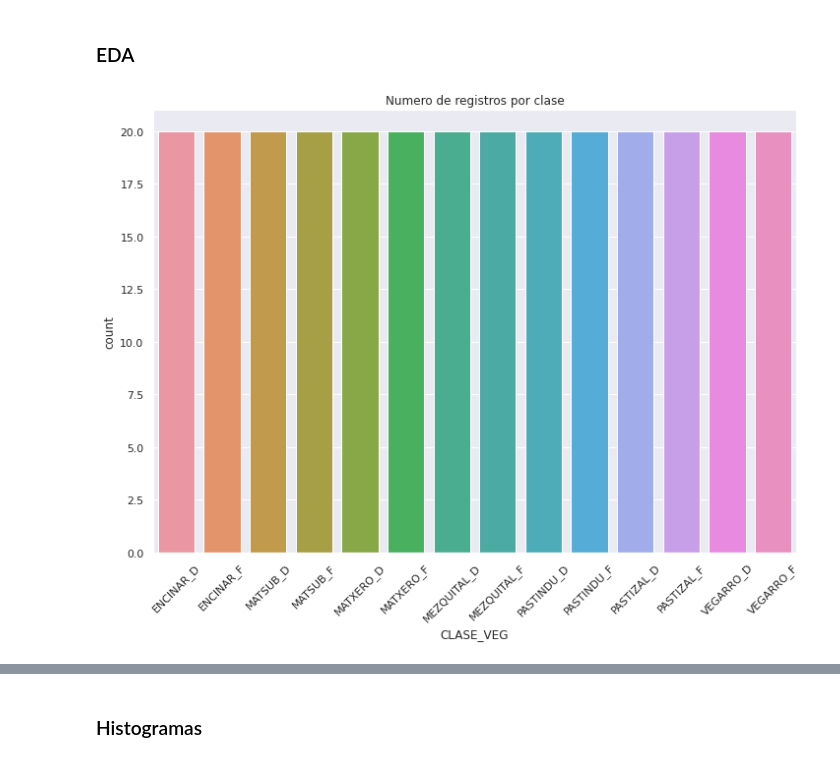
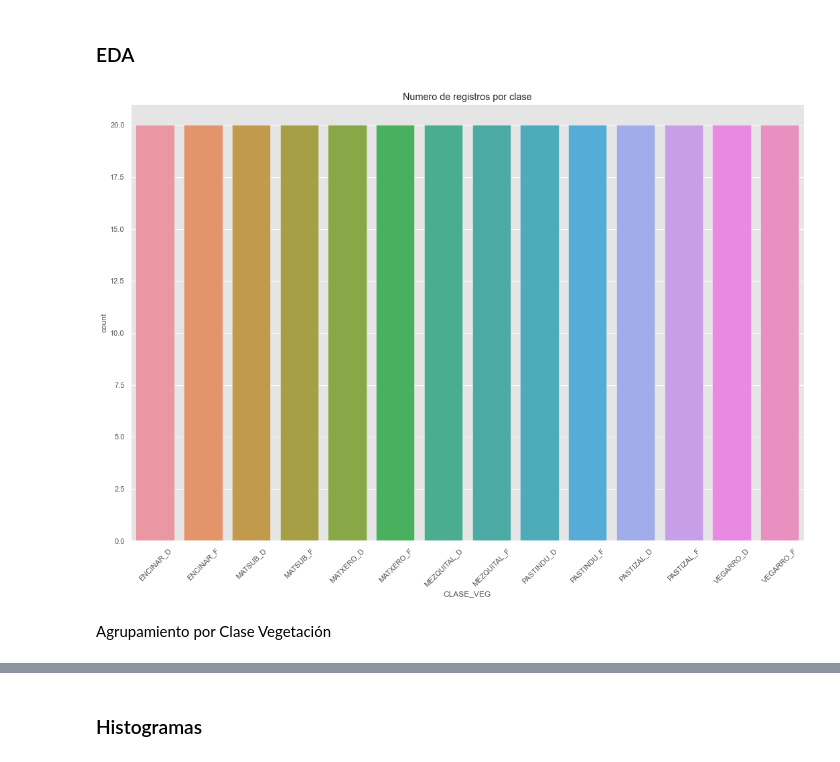
Before and after one commit to SamuelCortez2008/EDA_Estadistica, a Jupyter notebook: ANOVA_EDA.ipynb, the cells around one changed output, grey strips where cells are left out. Cells and saved outputs as stored; diff of their text form; code cells hidden in the pictures.

```diff
--- a/ANOVA_EDA.ipynb
+++ b/ANOVA_EDA.ipynb
@@ -23,2 +27,5 @@ import numpy as np
+# %%
+plt.style.use('ggplot')
+plt.rcParams['figure.figsize'] = (18,12)
 # %% [markdown]
 ## Lectura de Datos
@@ -28,0 +32,5 @@ datos_ndvi = pd.read_excel('/home/carlos/Documents/Maestria/materias/estadistica
+# %%
+path_evi = './TIMESAT/EVI/VAR_FEN_EVI_D&F.xlsx'
+datos_evi = pd.read_excel(path_evi,
+                          sheet_name=0)
+datos_evi.head()
@@ -94,10 +159,12 @@ datos_evi = datos_evi.rename(columns={'AMPLITUD ': 'AMPLITUD'})
 ### EDA
 # %%
 #Analizando numero de registros por clase
-sns.set(rc={'figure.figsize':(11.7,8.27)})
+#sns.set(rc={'figure.figsize':(11.7,8.27)})
 sns.countplot(data = datos_evi, x = 'CLASE_VEG')
 plt.title('Numero de registros por clase')
 plt.xticks(rotation = 45)
 plt.show()
 # %% [output]
-[figure, old version]
+[figure, new version]
+# %% [markdown]
+Agrupamiento por Clase Vegetación
```
Also changed, not shown: parts of 92 cells of this notebook.
